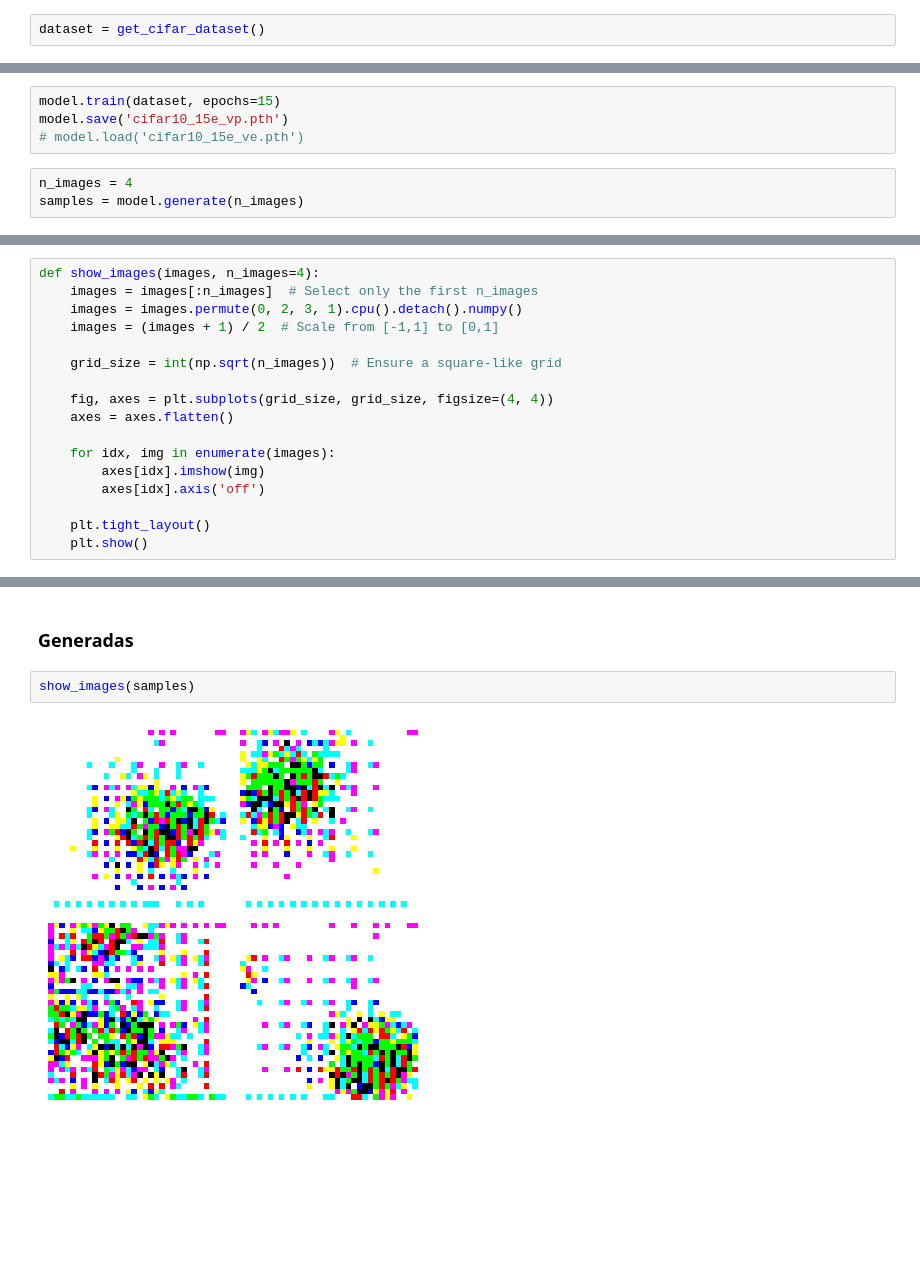
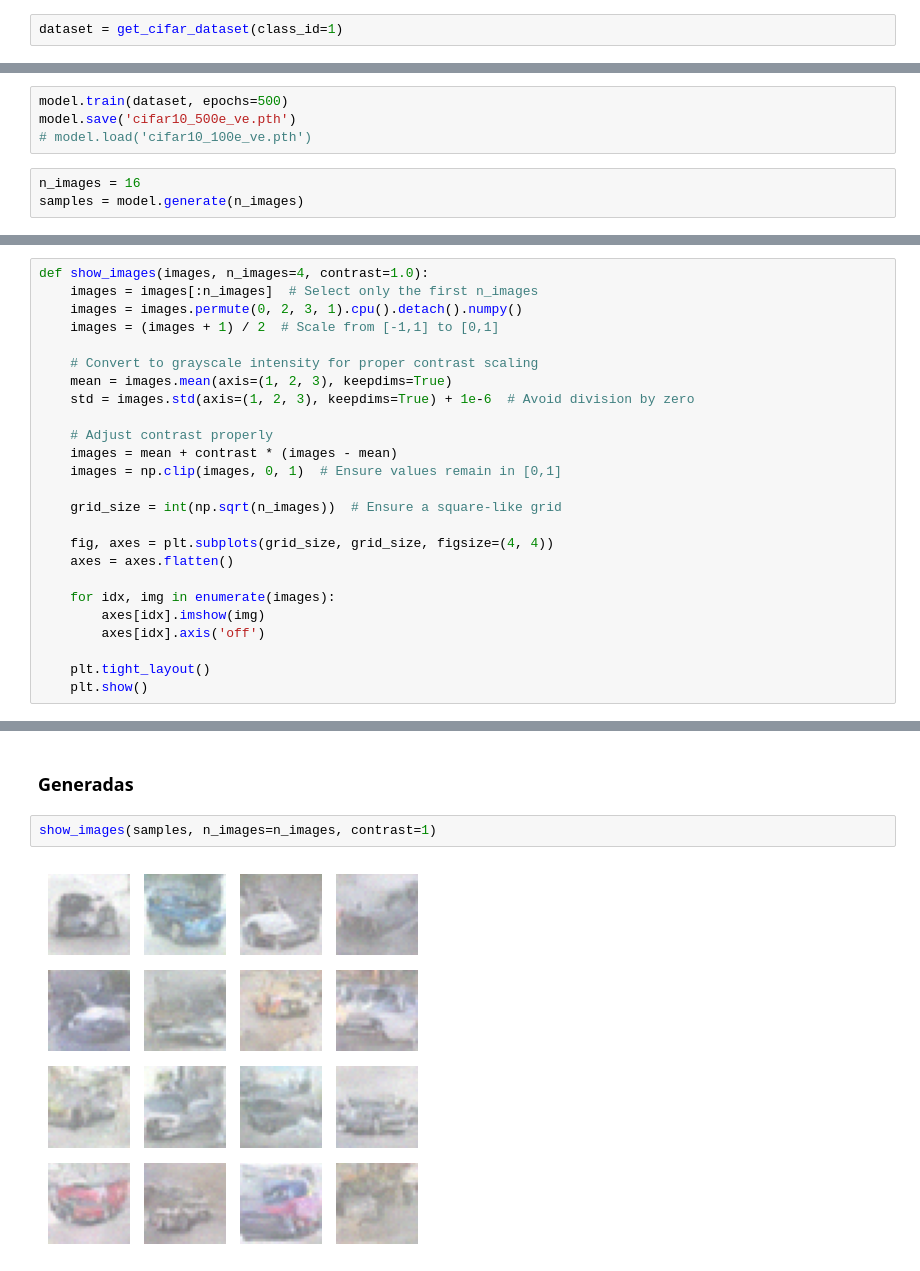
Before and after one commit to HectorTablero/image-gen, a Jupyter notebook: examples/demo1.ipynb, the cells around one changed output, grey strips where cells are left out. Drawn from its saved outputs; the diff is of its cells as text; blank space fills up the shorter version.

```diff
--- a/examples/demo1.ipynb
+++ b/examples/demo1.ipynb
@@ -47,3 +55,3 @@ def get_cifar_dataset(batch_size=32):
     return train_dataset
 # %%
-dataset = get_cifar_dataset()
+dataset = get_cifar_dataset(class_id=1)
@@ -50,7 +60,7 @@ dataset = get_cifar_dataset()
 # %%
-model.train(dataset, epochs=15)
-model.save('cifar10_15e_vp.pth')
-# model.load('cifar10_15e_ve.pth')
+model.train(dataset, epochs=500)
+model.save('cifar10_500e_ve.pth')
+# model.load('cifar10_100e_ve.pth')
 # %%
-n_images = 4
+n_images = 16
 samples = model.generate(n_images)
@@ -57,8 +78,16 @@ samples = model.generate(n_images)
 # %%
-def show_images(images, n_images=4):
+def show_images(images, n_images=4, contrast=1.0):
     images = images[:n_images]  # Select only the first n_images
     images = images.permute(0, 2, 3, 1).cpu().detach().numpy()
     images = (images + 1) / 2  # Scale from [-1,1] to [0,1]
+
+    # Convert to grayscale intensity for proper contrast scaling
+    mean = images.mean(axis=(1, 2, 3), keepdims=True)
+    std = images.std(axis=(1, 2, 3), keepdims=True) + 1e-6  # Avoid division by zero
+
+    # Adjust contrast properly
+    images = mean + contrast * (images - mean)
+    images = np.clip(images, 0, 1)  # Ensure values remain in [0,1]
 
     grid_size = int(np.sqrt(n_images))  # Ensure a square-like grid
 
@@ -95,6 +124,6 @@ visualize_cifar_images(dataset, n_images=n_images)
 # %% [markdown]
 ### Generadas
 # %%
-show_images(samples)
+show_images(samples, n_images=n_images, contrast=1)
 # %% [output]
-[figure, old version]
+[figure, new version]
```
Also changed, not shown: parts of 5 cells of this notebook, 12 other files.
